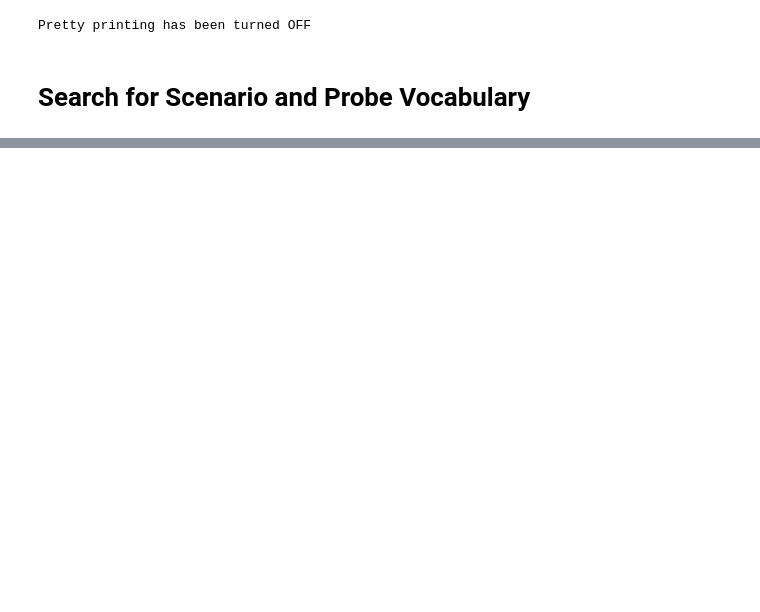
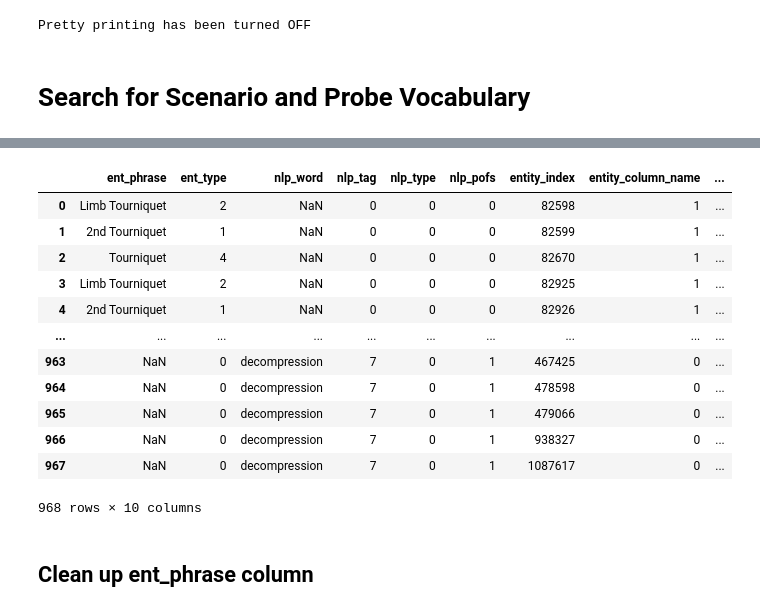
Before and after one commit to dbabbitt/itm-analysis-reporting-1, a Jupyter notebook: explorations/Search for Scenario and Probe Vocabulary.ipynb, the cells around one changed output, grey strips where cells are left out. Drawn from its saved outputs; the diff is of its cells as text; code cells hidden in the pictures; blank space fills up the shorter version.

```diff
--- a/explorations/Search for Scenario and Probe Vocabulary.ipynb
+++ b/explorations/Search for Scenario and Probe Vocabulary.ipynb
@@ -108,0 +79,14 @@ df.dropna(axis='columns', how='all').T.to_dict()
+# %%
+
+# Attempt to load the logs data frame from a pickle
+if nu.pickle_exists('frvrs_logs_df'):
+    try:
+        frvrs_logs_df = nu.load_object('frvrs_logs_df')
+        print(frvrs_logs_df.shape)
+    except Exception as e:
+        print(str(e).strip())
+
+        # Load data frame from CSV
+        if nu.csv_exists('frvrs_logs_df'):
+            frvrs_logs_df = nu.load_data_frames(frvrs_logs_df='frvrs_logs_df')['frvrs_logs_df']
+            print(frvrs_logs_df.shape)
@@ -108,0 +162,48 @@ df.dropna(axis='columns', how='all').T.to_dict()
+# %%
+
+from pandas import DataFrame, Series
+
+rows_list = []
+indices_list = []
+cns_list = []
+word_strs_list = []
+if 'is_probe' not in domain_doc_ners_df.columns: domain_doc_ners_df['is_probe'] = False
+for cn in set(regexed_columns_list):
+    for word_str in set(canonical_phrases):
+        mask_series = domain_doc_ners_df[cn].map(lambda x: word_str in str(x).lower())
+        df = domain_doc_ners_df[mask_series][word_columns_list].dropna(axis='columns', how='all')
+        if df.shape[0]:
+            # domain_doc_ners_df.loc[mask_series, 'is_probe'] = True
+            rows_list.extend([v for k, v in df.T.to_dict().items()])
+            indices_list.extend(df.index.tolist())
+            cns_list.extend([cn]*df.shape[0])
+            word_strs_list.extend([word_str]*df.shape[0])
+isprobe_df = DataFrame(rows_list)
+isprobe_df['entity_index'] = Series(indices_list)
+isprobe_df['entity_column_name'] = Series(cns_list)
+isprobe_df['entity_word_str'] = Series(word_strs_list)
+isprobe_df['is_probe'] = True
+string_to_integer_dict_dict = {}
+for cn in ['ent_type', 'nlp_tag', 'nlp_type', 'nlp_pofs', 'entity_column_name', 'entity_word_str']:
+    integer_array, string_to_integer_dict = nu.convert_strings_to_integers(isprobe_df[cn])
+    isprobe_df[cn] = Series(integer_array)
+    string_to_integer_dict_dict[cn] = string_to_integer_dict
+isprobe_df.columns.tolist()
+isprobe_df
+# %% [output]
+|  | ent_phrase | ent_type | nlp_word | nlp_tag | nlp_type | nlp_pofs | entity_index | entity_column_name | ... |
+| 0 | Limb Tourniquet | 2 | NaN | 0 | 0 | 0 | 82598 | 1 | ... |
+| 1 | 2nd Tourniquet | 1 | NaN | 0 | 0 | 0 | 82599 | 1 | ... |
+| 2 | Tourniquet | 4 | NaN | 0 | 0 | 0 | 82670 | 1 | ... |
+| 3 | Limb Tourniquet | 2 | NaN | 0 | 0 | 0 | 82925 | 1 | ... |
+| 4 | 2nd Tourniquet | 1 | NaN | 0 | 0 | 0 | 82926 | 1 | ... |
+| ... | ... | ... | ... | ... | ... | ... | ... | ... | ... |
+| 963 | NaN | 0 | decompression | 7 | 0 | 1 | 467425 | 0 | ... |
+| 964 | NaN | 0 | decompression | 7 | 0 | 1 | 478598 | 0 | ... |
+| 965 | NaN | 0 | decompression | 7 | 0 | 1 | 479066 | 0 | ... |
+| 966 | NaN | 0 | decompression | 7 | 0 | 1 | 938327 | 0 | ... |
+| 967 | NaN | 0 | decompression | 7 | 0 | 1 | 1087617 | 0 | ... |
+968 rows × 10 columns
+# %% [markdown]
+
+## Clean up ent_phrase column
```
Also changed, not shown: parts of 33 cells of this notebook, 7 other files.
